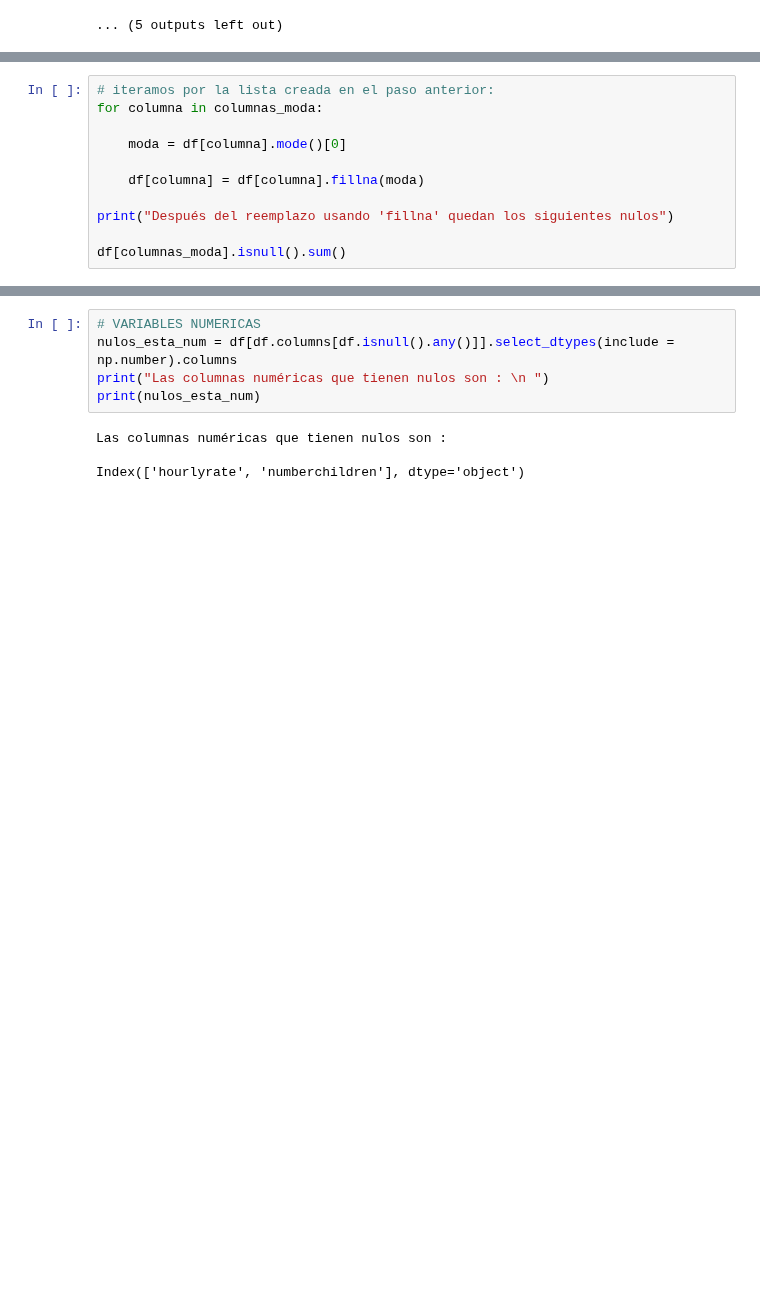
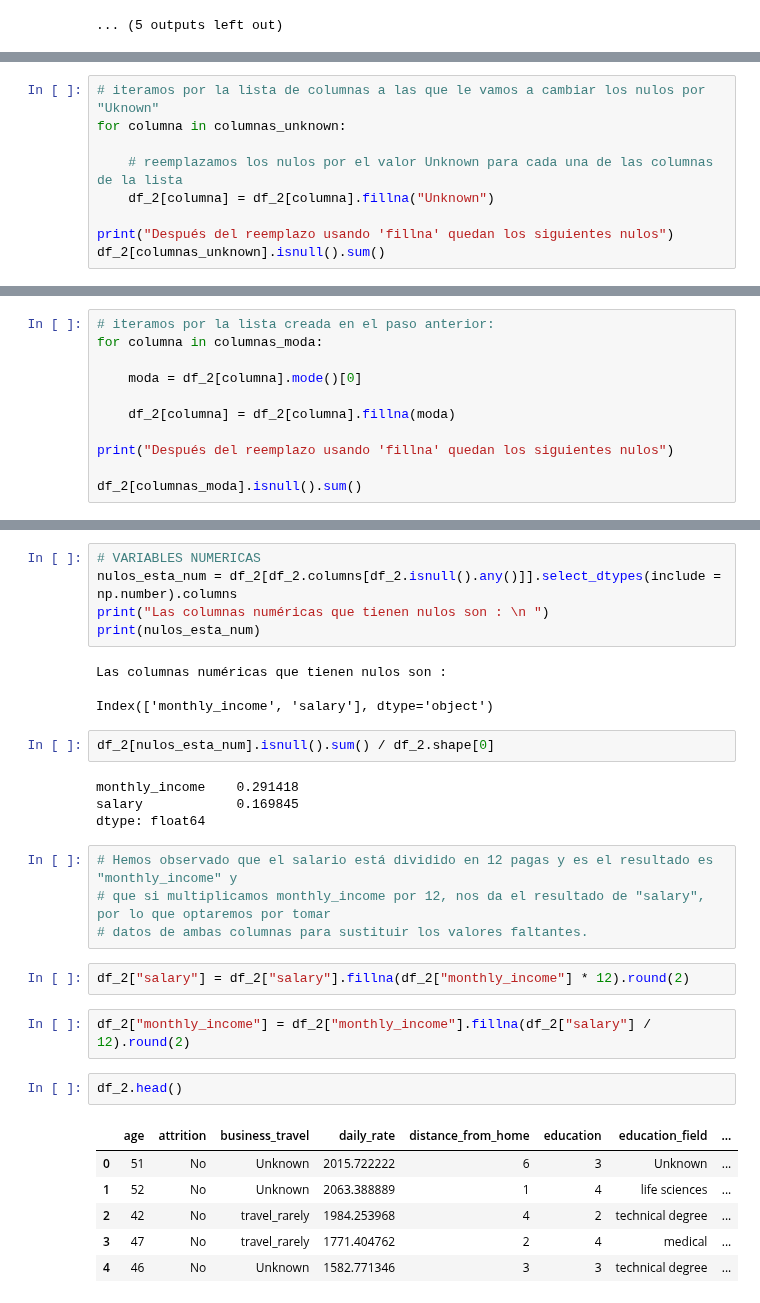
Before and after one commit to VeroSanchezO/proyecto-da-promo-k-modulo-3-team-5, a Jupyter notebook: Fase_2.ipynb, the cells around one changed output, grey strips where cells are left out. Cells and saved outputs as stored; diff of their text form; blank space fills up the shorter version.

Commit message:
update nulos

```diff
--- a/Fase_2.ipynb
+++ b/Fase_2.ipynb
@@ -494,0 +517,9 @@ columnas_unknown = [""]
+# %%
+# iteramos por la lista de columnas a las que le vamos a cambiar los nulos por "Uknown"
+for columna in columnas_unknown:
+
+    # reemplazamos los nulos por el valor Unknown para cada una de las columnas de la lista
+    df_2[columna] = df_2[columna].fillna("Unknown")
+
+print("Después del reemplazo usando 'fillna' quedan los siguientes nulos")
+df_2[columnas_unknown].isnull().sum()
@@ -496,10 +536,10 @@ columnas_unknown = [""]
 # iteramos por la lista creada en el paso anterior:
 for columna in columnas_moda:
 
-    moda = df[columna].mode()[0]
+    moda = df_2[columna].mode()[0]
 
-    df[columna] = df[columna].fillna(moda)
+    df_2[columna] = df_2[columna].fillna(moda)
 
 print("Después del reemplazo usando 'fillna' quedan los siguientes nulos")
 
-df[columnas_moda].isnull().sum()
+df_2[columnas_moda].isnull().sum()
@@ -515,9 +550,32 @@ df[columnas_unknown].isnull().sum()
 # %%
 # VARIABLES NUMERICAS
-nulos_esta_num = df[df.columns[df.isnull().any()]].select_dtypes(include = np.number).columns
+nulos_esta_num = df_2[df_2.columns[df_2.isnull().any()]].select_dtypes(include = np.number).columns
 print("Las columnas numéricas que tienen nulos son : \n ")
 print(nulos_esta_num)
 # %% [output]
 Las columnas numéricas que tienen nulos son :
 
-Index(['hourlyrate', 'numberchildren'], dtype='object')
+Index(['monthly_income', 'salary'], dtype='object')
+# %%
+df_2[nulos_esta_num].isnull().sum() / df_2.shape[0]
+# %% [output]
+monthly_income    0.291418
+salary            0.169845
+dtype: float64
+# %%
+# Hemos observado que el salario está dividido en 12 pagas y es el resultado es "monthly_income" y
+# que si multiplicamos monthly_income por 12, nos da el resultado de "salary", por lo que optaremos por tomar
+# datos de ambas columnas para sustituir los valores faltantes.
+# %%
+df_2["salary"] = df_2["salary"].fillna(df_2["monthly_income"] * 12).round(2)
+# %%
+df_2["monthly_income"] = df_2["monthly_income"].fillna(df_2["salary"] / 12).round(2)
+# %%
+df_2.head()
+# %% [output]
+|  | age | attrition | business_travel | daily_rate | distance_from_home | education | education_field | ... |
+| 0 | 51 | No | Unknown | 2015.722222 | 6 | 3 | Unknown | ... |
+| 1 | 52 | No | Unknown | 2063.388889 | 1 | 4 | life sciences | ... |
+| 2 | 42 | No | travel_rarely | 1984.253968 | 4 | 2 | technical degree | ... |
+| 3 | 47 | No | travel_rarely | 1771.404762 | 2 | 4 | medical | ... |
+| 4 | 46 | No | Unknown | 1582.771346 | 3 | 3 | technical degree | ... |
```
Also changed, not shown: parts of 9 cells of this notebook.
